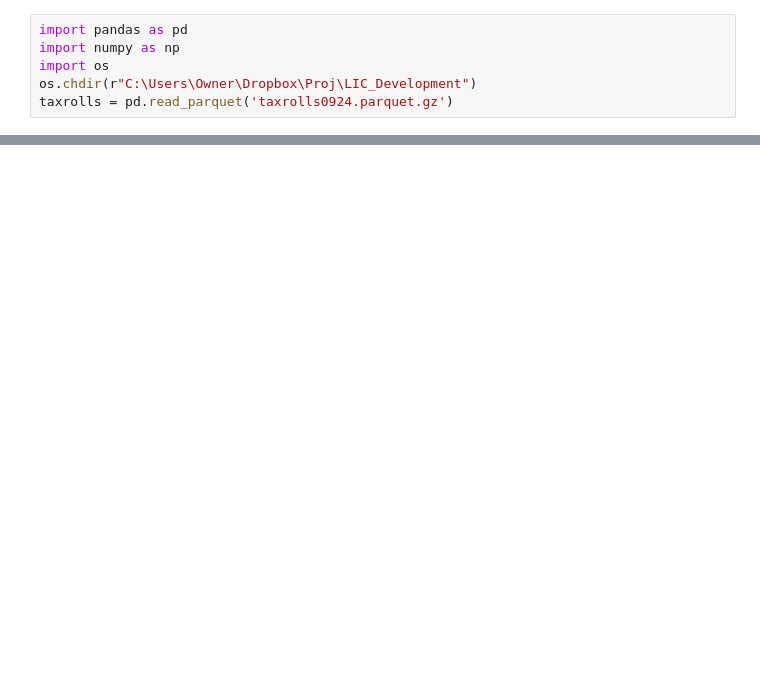
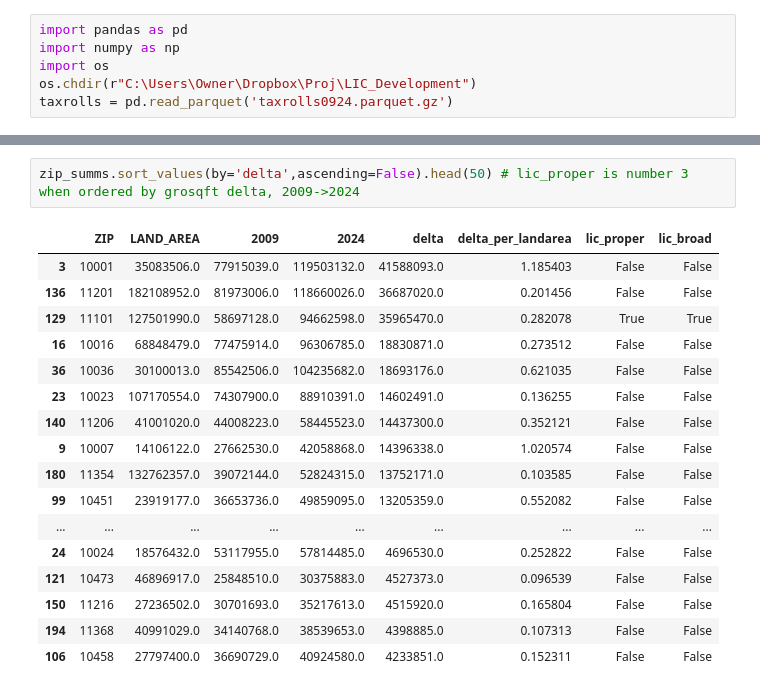
Before and after one commit to rdisalv2/LIC, a Jupyter notebook: 1-LIC-Development-Report.ipynb, the cells around one changed output, grey strips where cells are left out. Saved outputs shown, nothing was run; the diff lists cells and outputs as text; blank space fills up the shorter version.

```diff
--- a/1-LIC-Development-Report.ipynb
+++ b/1-LIC-Development-Report.ipynb
@@ -15,0 +145,20 @@ taxrolls.head()
+# %%
+zip_summs.sort_values(by='delta',ascending=False).head(50) # lic_proper is number 3 when ordered by grosqft delta, 2009->2024
+# %% [output]
+|  | ZIP | LAND_AREA | 2009 | 2024 | delta | delta_per_landarea | lic_proper | lic_broad |
+| 3 | 10001 | 35083506.0 | 77915039.0 | 119503132.0 | 41588093.0 | 1.185403 | False | False |
+| 136 | 11201 | 182108952.0 | 81973006.0 | 118660026.0 | 36687020.0 | 0.201456 | False | False |
+| 129 | 11101 | 127501990.0 | 58697128.0 | 94662598.0 | 35965470.0 | 0.282078 | True | True |
+| 16 | 10016 | 68848479.0 | 77475914.0 | 96306785.0 | 18830871.0 | 0.273512 | False | False |
+| 36 | 10036 | 30100013.0 | 85542506.0 | 104235682.0 | 18693176.0 | 0.621035 | False | False |
+| 23 | 10023 | 107170554.0 | 74307900.0 | 88910391.0 | 14602491.0 | 0.136255 | False | False |
+| 140 | 11206 | 41001020.0 | 44008223.0 | 58445523.0 | 14437300.0 | 0.352121 | False | False |
+| 9 | 10007 | 14106122.0 | 27662530.0 | 42058868.0 | 14396338.0 | 1.020574 | False | False |
+| 180 | 11354 | 132762357.0 | 39072144.0 | 52824315.0 | 13752171.0 | 0.103585 | False | False |
+| 99 | 10451 | 23919177.0 | 36653736.0 | 49859095.0 | 13205359.0 | 0.552082 | False | False |
+| ... | ... | ... | ... | ... | ... | ... | ... | ... |
+| 24 | 10024 | 18576432.0 | 53117955.0 | 57814485.0 | 4696530.0 | 0.252822 | False | False |
+| 121 | 10473 | 46896917.0 | 25848510.0 | 30375883.0 | 4527373.0 | 0.096539 | False | False |
+| 150 | 11216 | 27236502.0 | 30701693.0 | 35217613.0 | 4515920.0 | 0.165804 | False | False |
+| 194 | 11368 | 40991029.0 | 34140768.0 | 38539653.0 | 4398885.0 | 0.107313 | False | False |
+| 106 | 10458 | 27797400.0 | 36690729.0 | 40924580.0 | 4233851.0 | 0.152311 | False | False |
```
Also changed, not shown: parts of 22 cells of this notebook, 1 other file.
